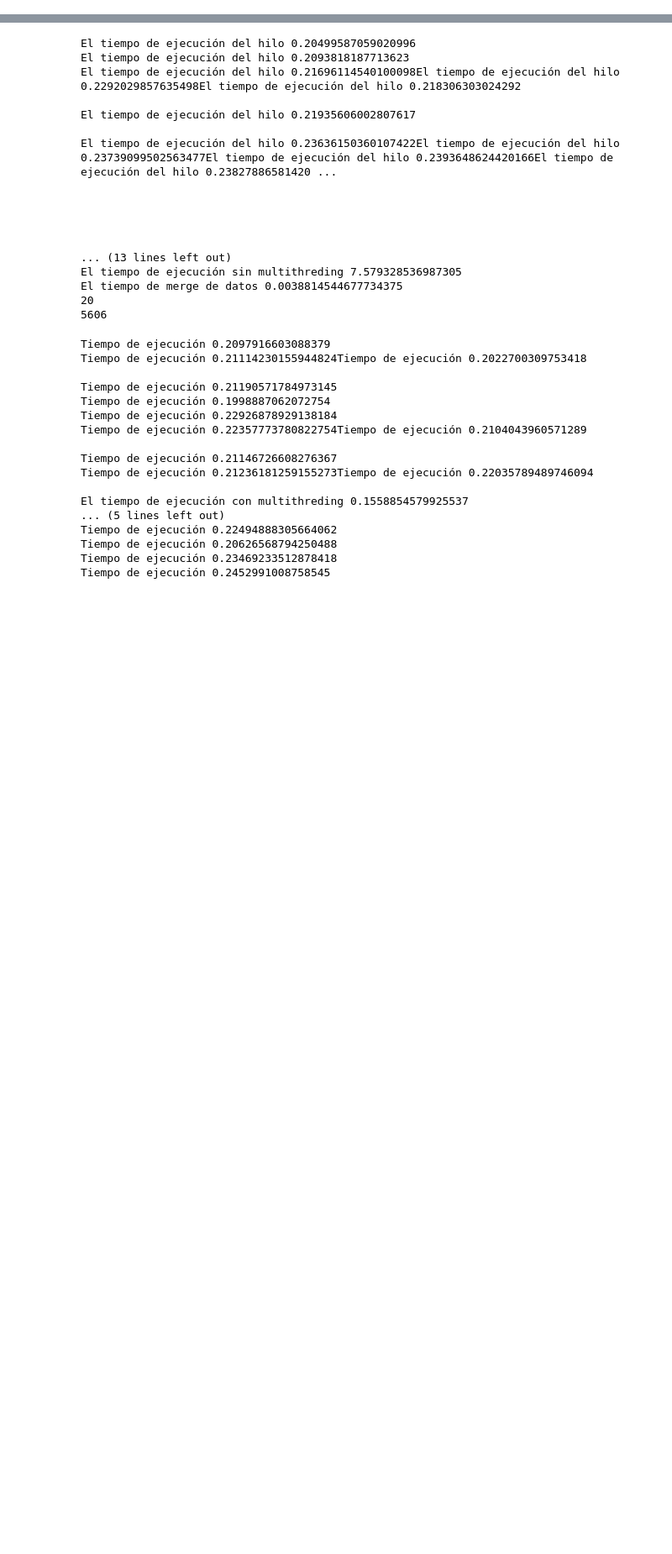
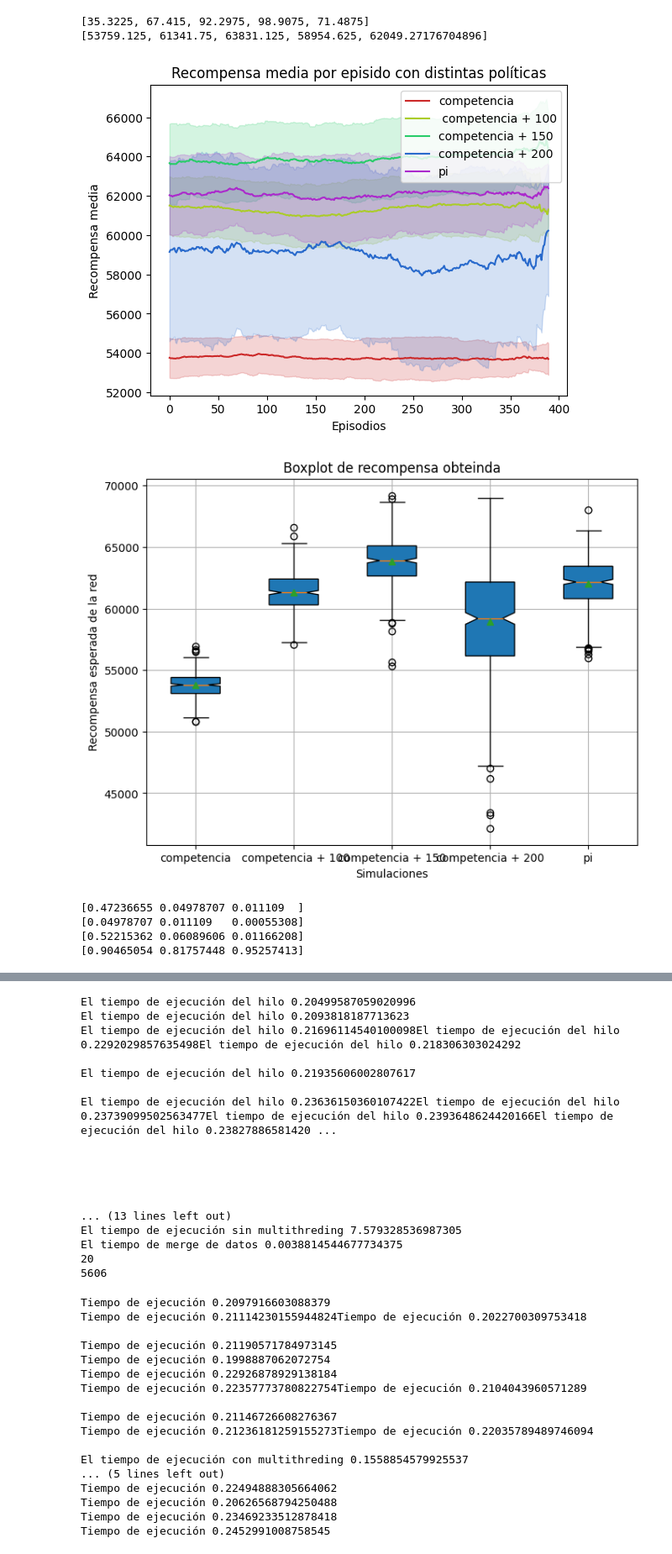
Before and after one commit to Oseluss/RMS, a Jupyter notebook: bench-test.ipynb, the cells around one changed output, grey strips where cells are left out. Shown at 84% size. Cells and saved outputs as stored; diff of their text form; code cells hidden in the pictures; blank space fills up the shorter version.

```diff
--- a/bench-test.ipynb
+++ b/bench-test.ipynb
@@ -21,0 +113,8 @@ from algorithms.utils import Buffer
+# %%
+s, _ = env.reset()
+s = torch.as_tensor(s).double()
+print(s)
+a = ppo_agent.policy.actor(s)
+print(a)
+print(env.c_j)
+print(env.p_l)
@@ -21,0 +174,70 @@ from algorithms.utils import Buffer
+# %%
+from algorithms.utils import generate_random_colors
+
+colors = generate_random_colors(Num_politicas)
+etiqueta =  ["competencia"," competencia + 100","competencia + 150","competencia + 200", "pi"]
+
+for p in range(Num_politicas):
+
+    totals = Rs[p]
+    x = np.array(totals).ravel()
+
+    mean = np.array([np.mean(x[i:i+100]) for i in range(len(x) - 10)])
+    std = np.array([np.std(x[i:i+100]) for i in range(len(x) - 10)])
+    time = np.arange(mean.size)
+    plt.plot(mean,color=colors[p],label = etiqueta[p])
+    #plt.plot(Rsim, color = 'r')
+    plt.fill_between(time, mean - std, mean + std, color=colors[p], alpha=0.2)
+    plt.title("Recompensa media por episido con distintas políticas")
+    plt.xlabel('Episodios')
+    plt.ylabel('Recompensa media')
+    plt.legend()
+
+
+T_tf_mean = []
+for i in range(Num_politicas):
+    t_tf = []
+    for x in S_sf[i]:
+        t_tf.append(x[3])
+    T_tf_mean.append(np.mean(t_tf))
+
+print(T_tf_mean)
+
+Rs_f_mean = []
+for i in range(Num_politicas):
+    Rs_f_mean.append(np.mean(Rs[i]))
+
+print(Rs_f_mean)
+
+datos = Rs
+plt.figure(figsize=(8, 6))
+plt.boxplot(datos, patch_artist=True, notch=True, showmeans=True)
+
+plt.title('Boxplot de recompensa obteinda')
+plt.xlabel('Simulaciones')
+plt.ylabel('Recompensa esperada de la red')
+if Num_politicas > 1:
+    plt.xticks(range(1,Num_politicas+1),etiqueta)  # Cambiar etiquetas del eje x
+plt.grid(True)
+# %% [output]
+[35.3225, 67.415, 92.2975, 98.9075, 71.4875]
+[53759.125, 61341.75, 63831.125, 58954.625, 62049.27176704896]
+[figure, added]
+[figure, added]
+# %%
+a = np.array([50,200,300])
+c = np.array([200,300,500])
+
+betha = 0.015
+
+p_mercado = np.exp(-betha*a)/(np.exp(-betha*a)+ np.exp(-betha*c))
+
+print(np.exp(-betha*a))
+print(np.exp(-betha*c))
+print((np.exp(-betha*a)+ np.exp(-betha*c)))
+print(p_mercado)
+# %% [output]
+[0.47236655 0.04978707 0.011109  ]
+[0.04978707 0.011109   0.00055308]
+[0.52215362 0.06089606 0.01166208]
+[0.90465054 0.81757448 0.95257413]
```
Also changed, not shown: parts of 13 cells of this notebook, 12 other files.
